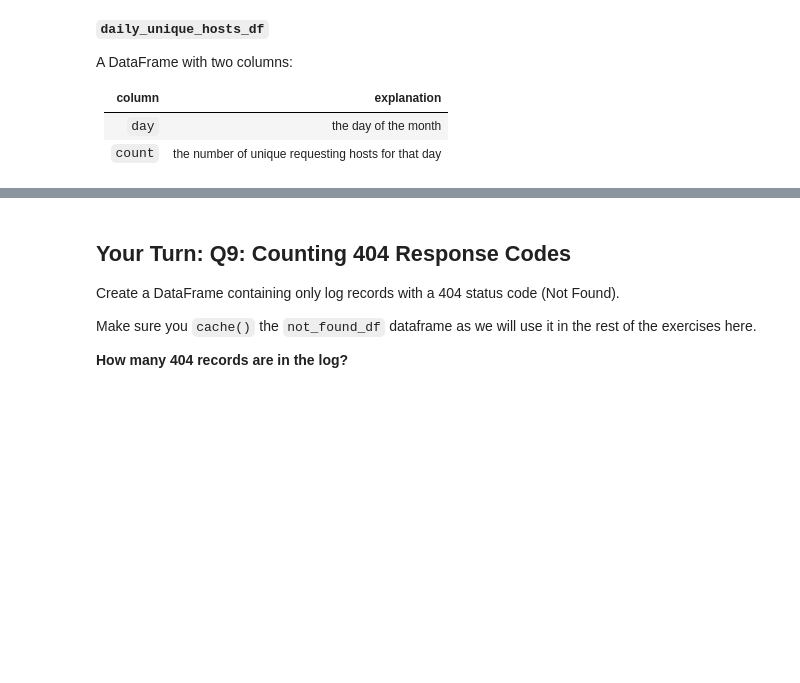
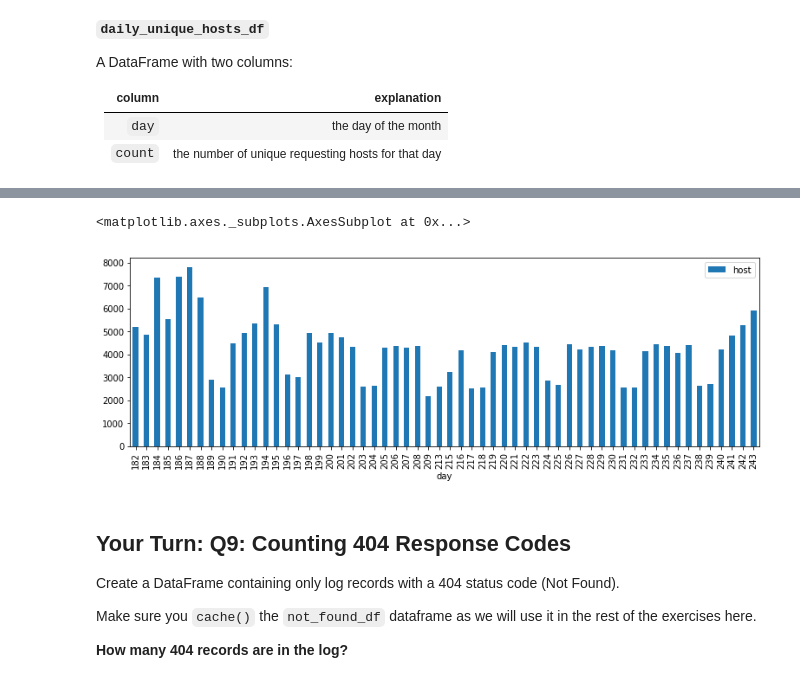
Before and after one commit to yungnien/Springboard, a Jupyter notebook: springboard-aic-mini-projects-public/aic-5_8_5-data-wrangling-with-spark-mini-project/Mini_Project_Data_Wrangling_at_Scale_with_Spark.ipynb, the cells around one changed output, grey strips where cells are left out. Cells and saved outputs as stored; diff of their text form; code cells hidden in the pictures; blank space fills up the shorter version.

```diff
--- a/springboard-aic-mini-projects-public/aic-5_8_5-data-wrangling-with-spark-mini-project/Mini_Project_Data_Wrangling_at_Scale_with_Spark.ipynb
+++ b/springboard-aic-mini-projects-public/aic-5_8_5-data-wrangling-with-spark-mini-project/Mini_Project_Data_Wrangling_at_Scale_with_Spark.ipynb
@@ -963,3 +1015,9 @@ daily_hosts_df.plot(x='day', y='count', kind='line')
+# %%
+pandas_df['day']= pandas_df.time.dt.dayofyear
+pandas_df[['host', 'day']].drop_duplicates().groupby('day').count().plot(kind='bar', figsize=(13, 4))
+# %% [output]
+<matplotlib.axes._subplots.AxesSubplot at 0x...>
+[figure, added]
 # %% [markdown]
 ## Your Turn: Q9: Counting 404 Response Codes
 
```
Also changed, not shown: parts of 22 cells of this notebook.
